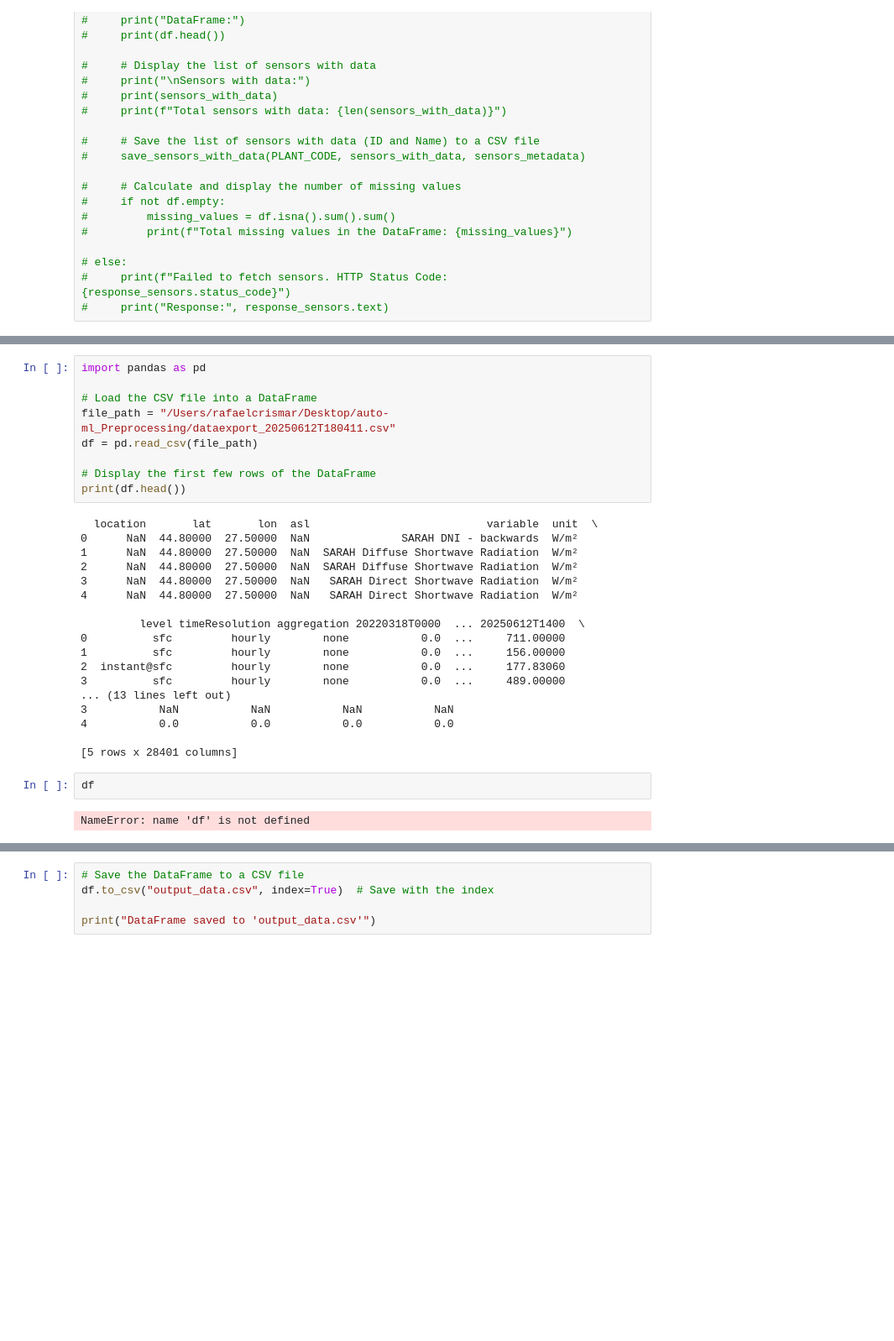
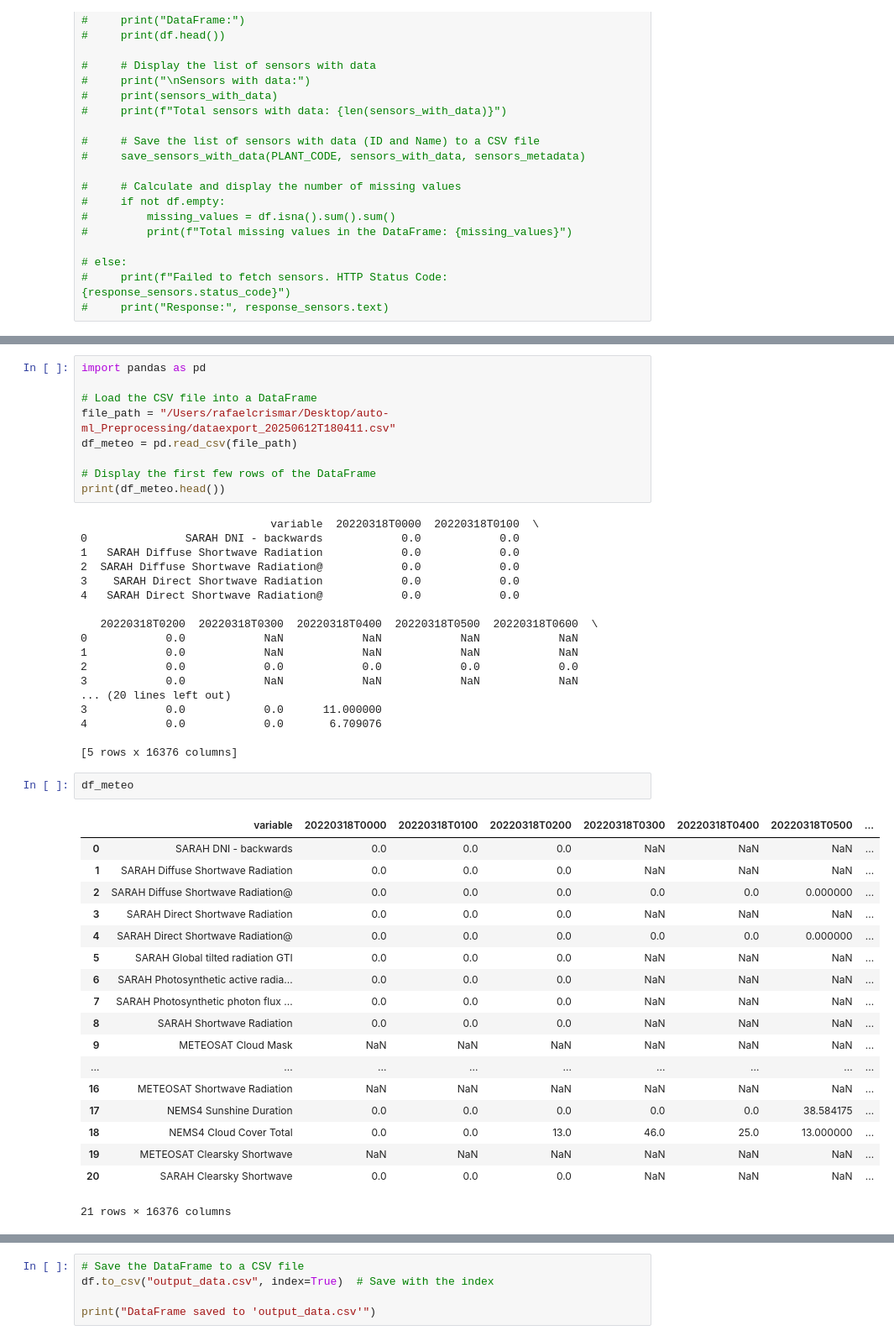
Before and after one commit to cmrafatg/auto-ml_Preprocessing, a Jupyter notebook: P1130.ipynb, the cells around one changed output, grey strips where cells are left out. Shown at 84% size. Cells and saved outputs as stored; diff of their text form; blank space fills up the shorter version.

```diff
--- a/P1130.ipynb
+++ b/P1130.ipynb
@@ -764,29 +792,46 @@ import pandas as pd
 
 # Load the CSV file into a DataFrame
 file_path = "/Users/rafaelcrismar/Desktop/auto-ml_Preprocessing/dataexport_20250612T180411.csv"
-df = pd.read_csv(file_path)
+df_meteo = pd.read_csv(file_path)
 
 # Display the first few rows of the DataFrame
-print(df.head())
+print(df_meteo.head())
 # %% [output]
-  location       lat       lon  asl                           variable  unit  \
-0      NaN  44.80000  27.50000  NaN              SARAH DNI - backwards  W/m²
-1      NaN  44.80000  27.50000  NaN  SARAH Diffuse Shortwave Radiation  W/m²
-2      NaN  44.80000  27.50000  NaN  SARAH Diffuse Shortwave Radiation  W/m²
-3      NaN  44.80000  27.50000  NaN   SARAH Direct Shortwave Radiation  W/m²
-4      NaN  44.80000  27.50000  NaN   SARAH Direct Shortwave Radiation  W/m²
+                             variable  20220318T0000  20220318T0100  \
+0               SARAH DNI - backwards            0.0            0.0
+1   SARAH Diffuse Shortwave Radiation            0.0            0.0
+2  SARAH Diffuse Shortwave Radiation@            0.0            0.0
+3    SARAH Direct Shortwave Radiation            0.0            0.0
+4   SARAH Direct Shortwave Radiation@            0.0            0.0
 
-         level timeResolution aggregation 20220318T0000  ... 20250612T1400  \
-0          sfc         hourly        none           0.0  ...     711.00000
-1          sfc         hourly        none           0.0  ...     156.00000
-2  instant@sfc         hourly        none           0.0  ...     177.83060
-3          sfc         hourly        none           0.0  ...     489.00000
-... (13 lines left out)
-3           NaN           NaN           NaN           NaN
-4           0.0           0.0           0.0           0.0
+   20220318T0200  20220318T0300  20220318T0400  20220318T0500  20220318T0600  \
+0            0.0            NaN            NaN            NaN            NaN
+1            0.0            NaN            NaN            NaN            NaN
+2            0.0            0.0            0.0            0.0            0.0
+3            0.0            NaN            NaN            NaN            NaN
+... (20 lines left out)
+3            0.0            0.0      11.000000
+4            0.0            0.0       6.709076
 
-[5 rows x 28401 columns]
+[5 rows x 16376 columns]
-# %%
-df
-# %% [output]
-NameError: name 'df' is not defined
+# %%
+df_meteo
+# %% [output]
+|  | variable | 20220318T0000 | 20220318T0100 | 20220318T0200 | 20220318T0300 | 20220318T0400 | 20220318T0500 | ... |
+| 0 | SARAH DNI - backwards | 0.0 | 0.0 | 0.0 | NaN | NaN | NaN | ... |
+| 1 | SARAH Diffuse Shortwave Radiation | 0.0 | 0.0 | 0.0 | NaN | NaN | NaN | ... |
+| 2 | SARAH Diffuse Shortwave Radiation@ | 0.0 | 0.0 | 0.0 | 0.0 | 0.0 | 0.000000 | ... |
+| 3 | SARAH Direct Shortwave Radiation | 0.0 | 0.0 | 0.0 | NaN | NaN | NaN | ... |
+| 4 | SARAH Direct Shortwave Radiation@ | 0.0 | 0.0 | 0.0 | 0.0 | 0.0 | 0.000000 | ... |
+| 5 | SARAH Global tilted radiation GTI | 0.0 | 0.0 | 0.0 | NaN | NaN | NaN | ... |
+| 6 | SARAH Photosynthetic active radia... | 0.0 | 0.0 | 0.0 | NaN | NaN | NaN | ... |
+| 7 | SARAH Photosynthetic photon flux ... | 0.0 | 0.0 | 0.0 | NaN | NaN | NaN | ... |
+| 8 | SARAH Shortwave Radiation | 0.0 | 0.0 | 0.0 | NaN | NaN | NaN | ... |
+| 9 | METEOSAT Cloud Mask | NaN | NaN | NaN | NaN | NaN | NaN | ... |
+| ... | ... | ... | ... | ... | ... | ... | ... | ... |
+| 16 | METEOSAT Shortwave Radiation | NaN | NaN | NaN | NaN | NaN | NaN | ... |
+| 17 | NEMS4 Sunshine Duration | 0.0 | 0.0 | 0.0 | 0.0 | 0.0 | 38.584175 | ... |
+| 18 | NEMS4 Cloud Cover Total | 0.0 | 0.0 | 13.0 | 46.0 | 25.0 | 13.000000 | ... |
+| 19 | METEOSAT Clearsky Shortwave | NaN | NaN | NaN | NaN | NaN | NaN | ... |
+| 20 | SARAH Clearsky Shortwave | 0.0 | 0.0 | 0.0 | NaN | NaN | NaN | ... |
+21 rows × 16376 columns
```
Also changed, not shown: parts of 20 cells of this notebook, 1 other file.
